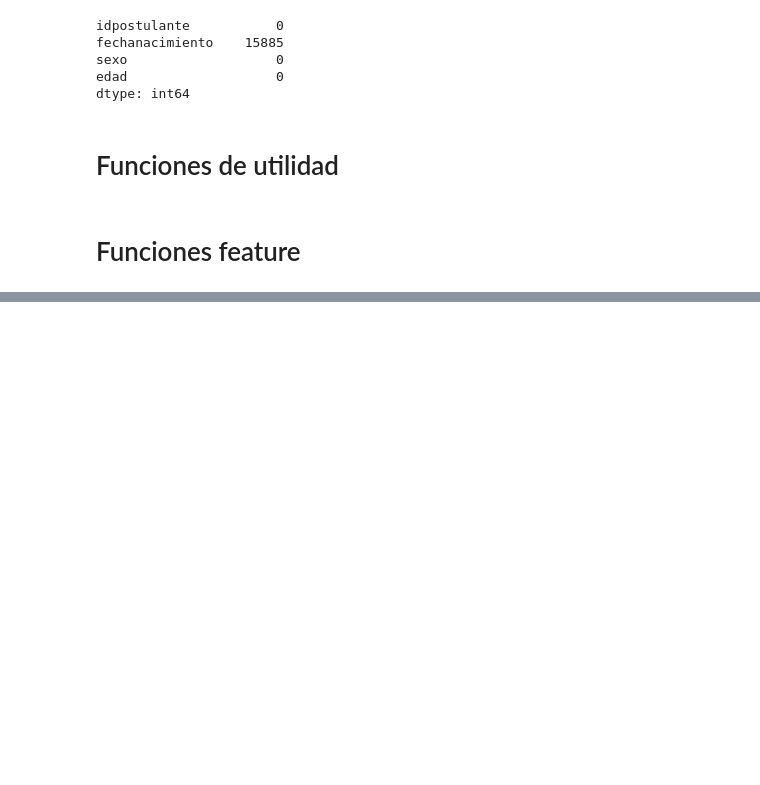
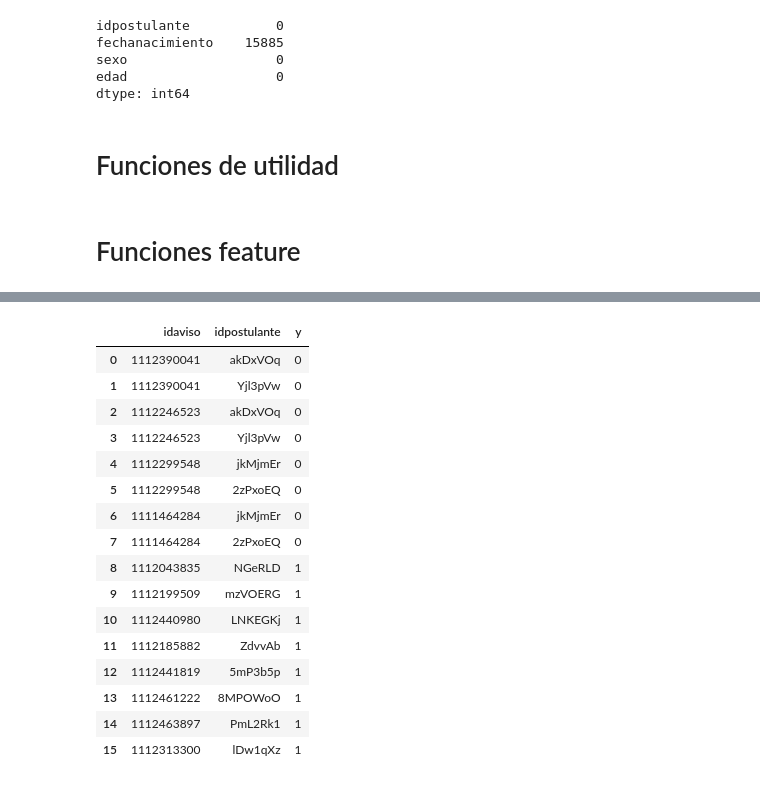
Before and after one commit to czuczinsky/TP2-Machine-Learning, a Jupyter notebook: TP-2.ipynb, the cells around one changed output, grey strips where cells are left out. Cells and saved outputs as stored; diff of their text form; code cells hidden in the pictures; blank space fills up the shorter version.

```diff
--- a/TP-2.ipynb
+++ b/TP-2.ipynb
@@ -317,0 +326,28 @@ def feature_postulante_se_postulo_al_aviso(idpostulante,idaviso,postulaciones):
+# %%
+sample['y'] = 0
+# %%
+tupla_postulada['y'] = 1
+# %%
+sample = sample.append(tupla_postulada.sample(n=8,random_state=0))
+# %%
+sample = sample.reset_index(drop=True)
+# %%
+sample
+# %% [output]
+|  | idaviso | idpostulante | y |
+| 0 | 1112390041 | akDxVOq | 0 |
+| 1 | 1112390041 | Yjl3pVw | 0 |
+| 2 | 1112246523 | akDxVOq | 0 |
+| 3 | 1112246523 | Yjl3pVw | 0 |
+| 4 | 1112299548 | jkMjmEr | 0 |
+| 5 | 1112299548 | 2zPxoEQ | 0 |
+| 6 | 1111464284 | jkMjmEr | 0 |
+| 7 | 1111464284 | 2zPxoEQ | 0 |
+| 8 | 1112043835 | NGeRLD | 1 |
+| 9 | 1112199509 | mzVOERG | 1 |
+| 10 | 1112440980 | LNKEGKj | 1 |
+| 11 | 1112185882 | ZdvvAb | 1 |
+| 12 | 1112441819 | 5mP3b5p | 1 |
+| 13 | 1112461222 | 8MPOWoO | 1 |
+| 14 | 1112463897 | PmL2Rk1 | 1 |
+| 15 | 1112313300 | lDw1qXz | 1 |
```
Also changed, not shown: parts of 7 cells of this notebook.
